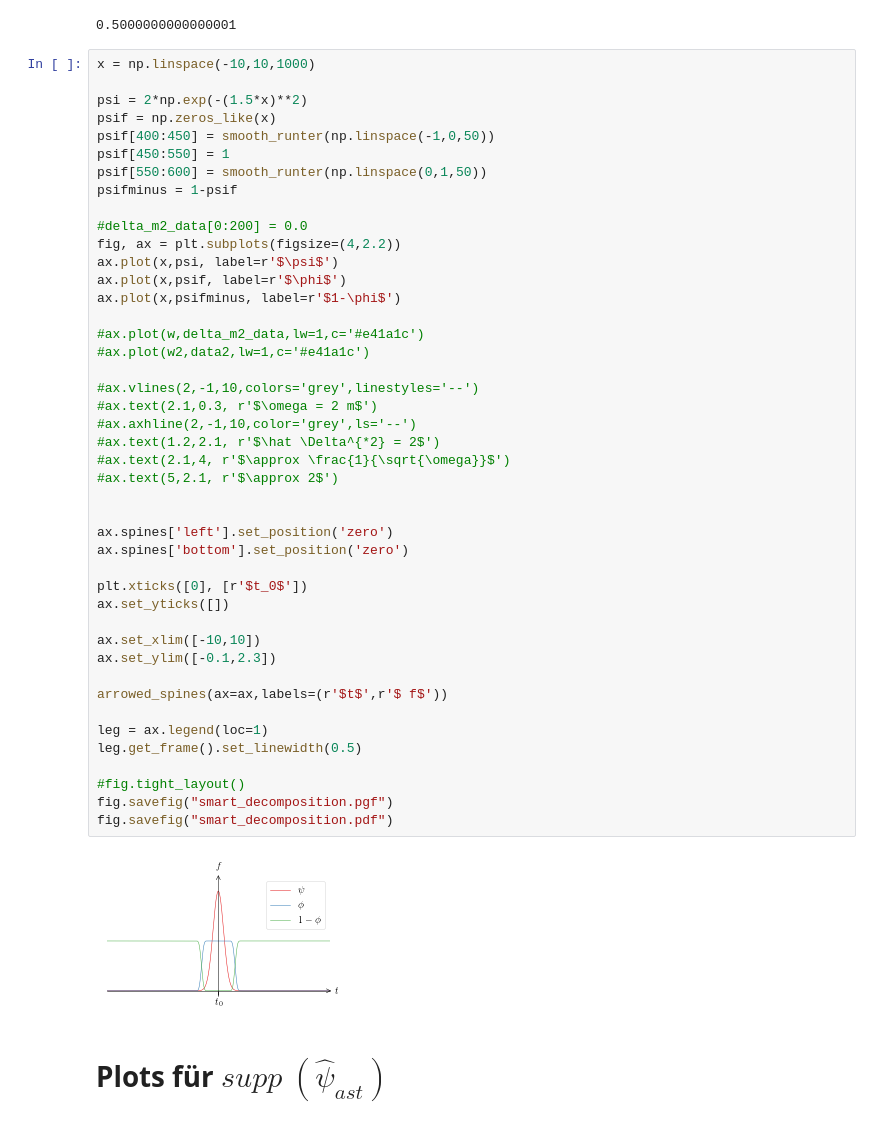
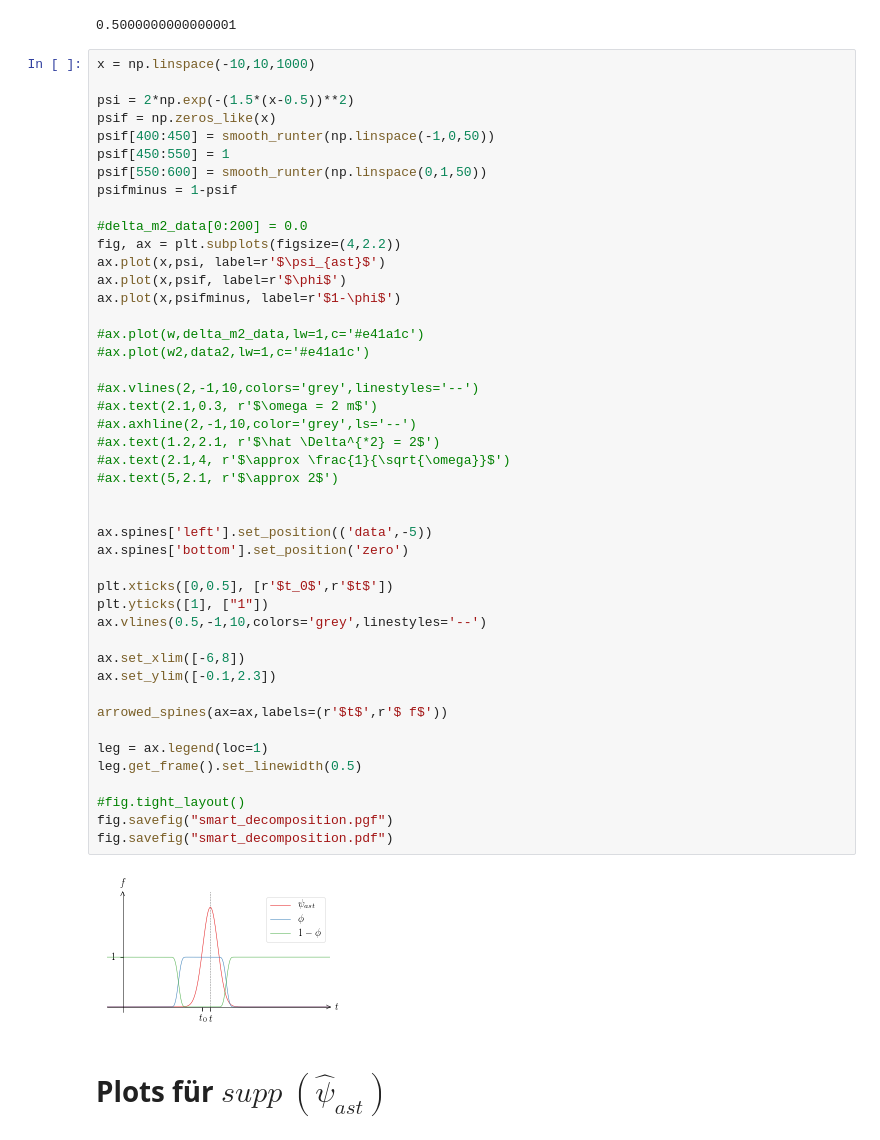
Before and after one commit to jlbosse/Bachelorarbeit, a Jupyter notebook: Aufschrieb/images/Plots.ipynb, the cells around one changed output. Cells and saved outputs as stored; diff of their text form.

```diff
--- a/Aufschrieb/images/Plots.ipynb
+++ b/Aufschrieb/images/Plots.ipynb
@@ -113,7 +113,7 @@ print(smooth_runter(0.5))
 # %%
 x = np.linspace(-10,10,1000)
 
-psi = 2*np.exp(-(1.5*x)**2)
+psi = 2*np.exp(-(1.5*(x-0.5))**2)
 psif = np.zeros_like(x)
 psif[400:450] = smooth_runter(np.linspace(-1,0,50))
 psif[450:550] = 1
@@ -122,40 +122,41 @@ psifminus = 1-psif
 
 #delta_m2_data[0:200] = 0.0
 fig, ax = plt.subplots(figsize=(4,2.2))
-ax.plot(x,psi, label=r'$\psi$')
+ax.plot(x,psi, label=r'$\psi_{ast}$')
 ax.plot(x,psif, label=r'$\phi$')
 ax.plot(x,psifminus, label=r'$1-\phi$')
 
 #ax.plot(w,delta_m2_data,lw=1,c='#e41a1c')
 #ax.plot(w2,data2,lw=1,c='#e41a1c')
 
 #ax.vlines(2,-1,10,colors='grey',linestyles='--')
 #ax.text(2.1,0.3, r'$\omega = 2 m$')
 #ax.axhline(2,-1,10,color='grey',ls='--')
 #ax.text(1.2,2.1, r'$\hat \Delta^{*2} = 2$')
 #ax.text(2.1,4, r'$\approx \frac{1}{\sqrt{\omega}}$')
 #ax.text(5,2.1, r'$\approx 2$')
 
 
-ax.spines['left'].set_position('zero')
+ax.spines['left'].set_position(('data',-5))
 ax.spines['bottom'].set_position('zero')
 
-plt.xticks([0], [r'$t_0$'])
-ax.set_yticks([])
+plt.xticks([0,0.5], [r'$t_0$',r'$t$'])
+plt.yticks([1], ["1"])
+ax.vlines(0.5,-1,10,colors='grey',linestyles='--')
 
-ax.set_xlim([-10,10])
+ax.set_xlim([-6,8])
 ax.set_ylim([-0.1,2.3])
 
 arrowed_spines(ax=ax,labels=(r'$t$',r'$ f$'))
 
 leg = ax.legend(loc=1)
 leg.get_frame().set_linewidth(0.5)
 
 #fig.tight_layout()
 fig.savefig("smart_decomposition.pgf")
 fig.savefig("smart_decomposition.pdf")
 # %% [output]
-[figure, old version]
+[figure, new version]
 # %% [markdown]
 # Plots für $supp ~(\hat \psi_{ast})$
 # %%
```
Also changed, not shown: 26 other files.
